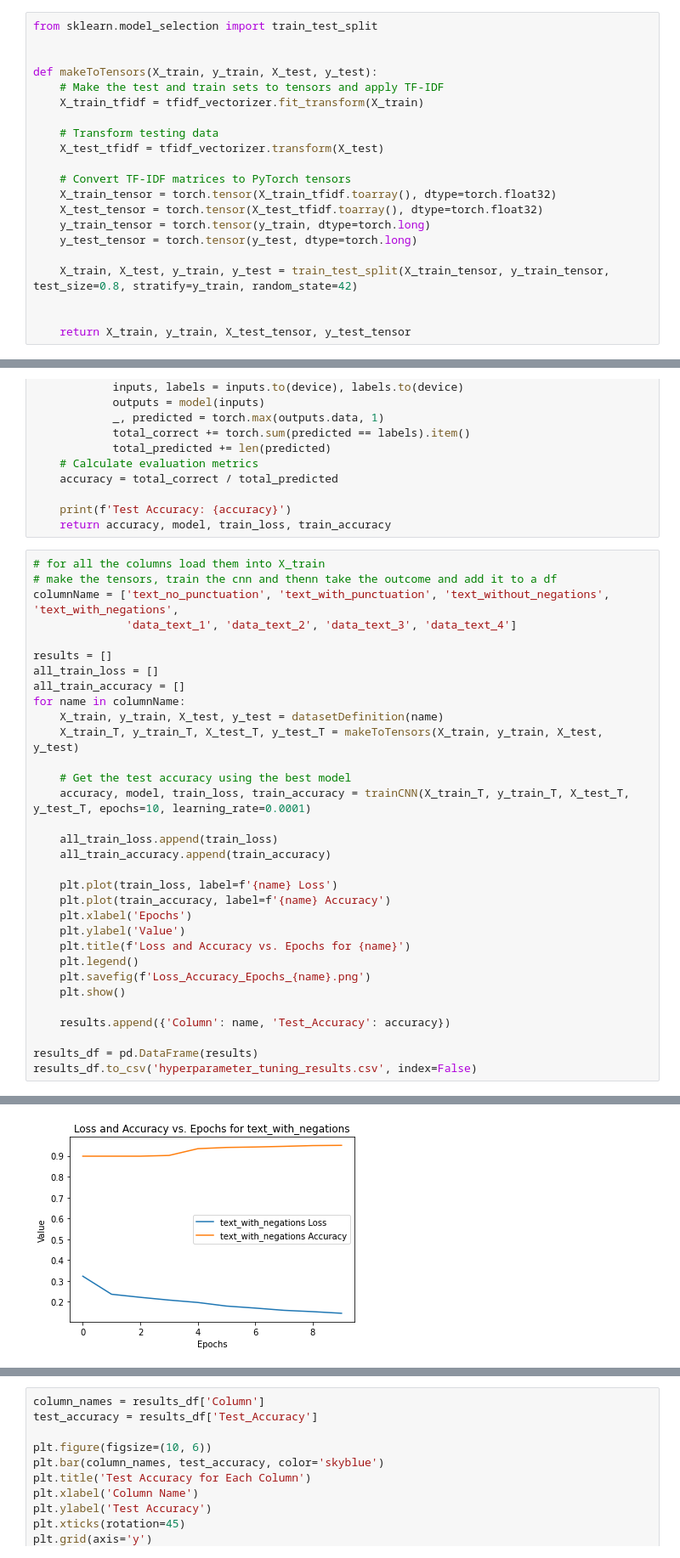
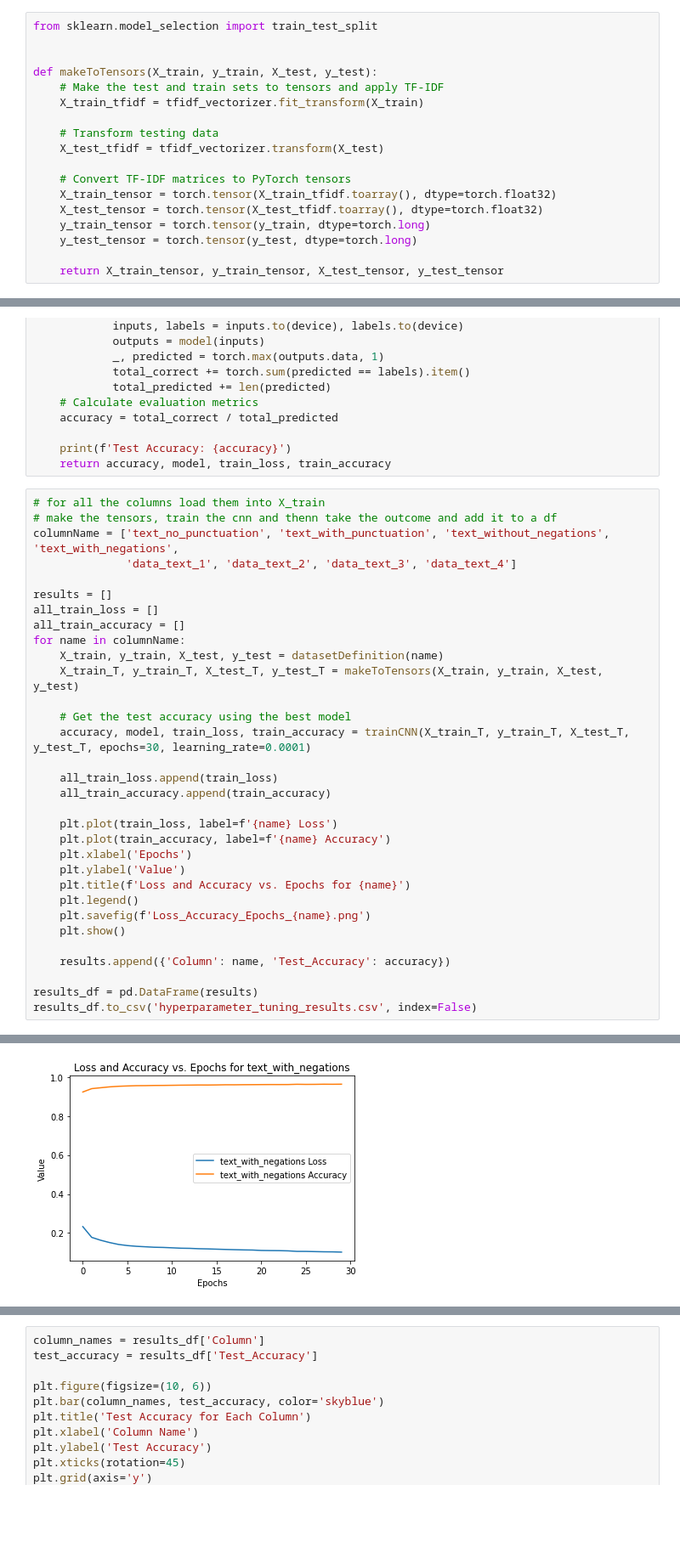
Before and after one commit to aobermuhlner/NLP_P2, a Jupyter notebook: Project2Pipeline.ipynb, the cells around one changed output, grey strips where cells are left out. Shown at 85% size. Saved outputs shown, nothing was run; the diff lists cells and outputs as text; blank space fills up the shorter version.

Commit message:
Results 30 epochs

```diff
--- a/Project2Pipeline.ipynb
+++ b/Project2Pipeline.ipynb
@@ -411,10 +434,7 @@ def makeToTensors(X_train, y_train, X_test, y_test):
     y_train_tensor = torch.tensor(y_train, dtype=torch.long)
     y_test_tensor = torch.tensor(y_test, dtype=torch.long)
 
-    X_train, X_test, y_train, y_test = train_test_split(X_train_tensor, y_train_tensor, test_size=0.8, stratify=y_train, random_state=42)
-
-
-    return X_train, y_train, X_test_tensor, y_test_tensor
+    return X_train_tensor, y_train_tensor, X_test_tensor, y_test_tensor
 # %% [markdown]
 ## Model Implementation & Test with Testset
 # %% [markdown]
@@ -541,7 +561,7 @@ for name in columnName:
     X_train_T, y_train_T, X_test_T, y_test_T = makeToTensors(X_train, y_train, X_test, y_test)
 
     # Get the test accuracy using the best model
-    accuracy, model, train_loss, train_accuracy = trainCNN(X_train_T, y_train_T, X_test_T, y_test_T, epochs=10, learning_rate=0.0001)
+    accuracy, model, train_loss, train_accuracy = trainCNN(X_train_T, y_train_T, X_test_T, y_test_T, epochs=30, learning_rate=0.0001)
 
     all_train_loss.append(train_loss)
     all_train_accuracy.append(train_accuracy)
@@ -614 +654 @@ Test Accuracy: 0.9252399262246397
-[figure, old version]
+[figure, new version]
```
Also changed, not shown: parts of 11 cells of this notebook, 14 other files.
